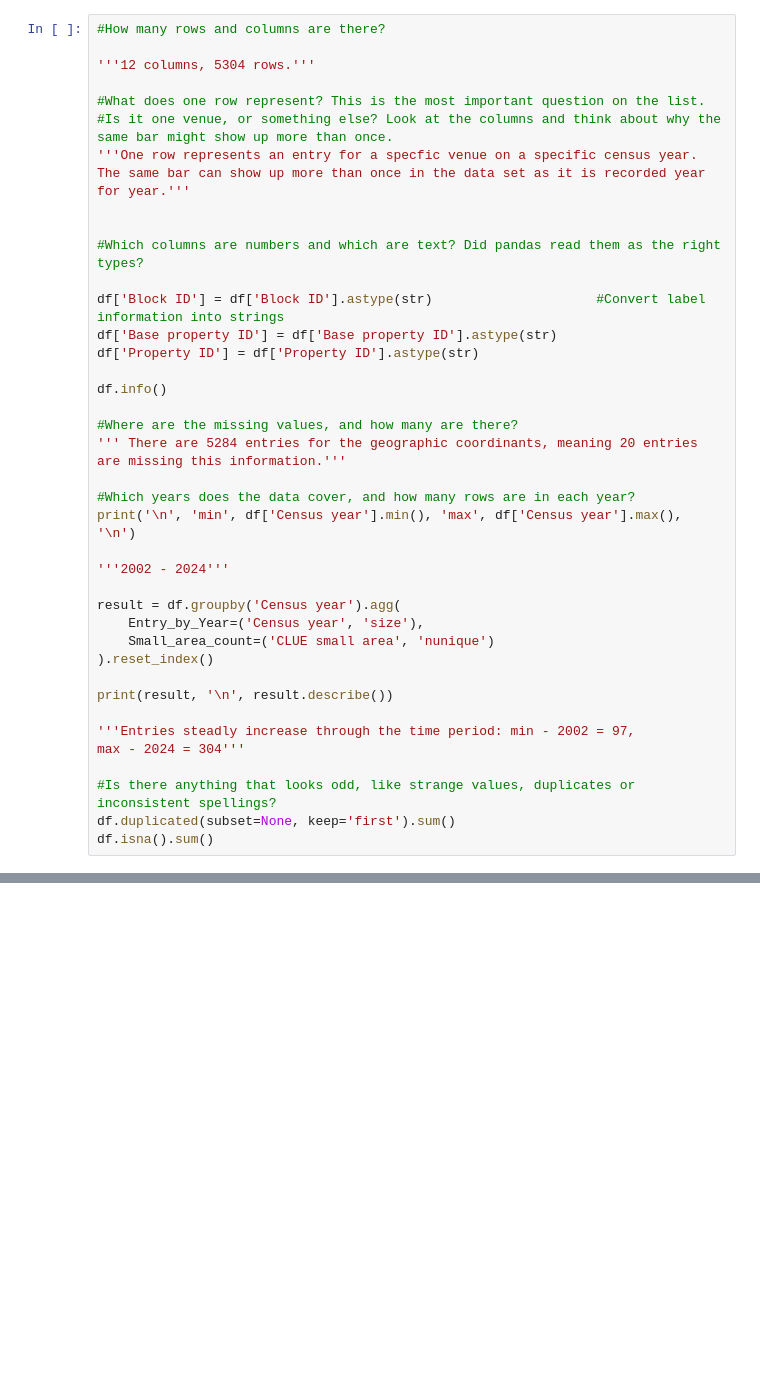
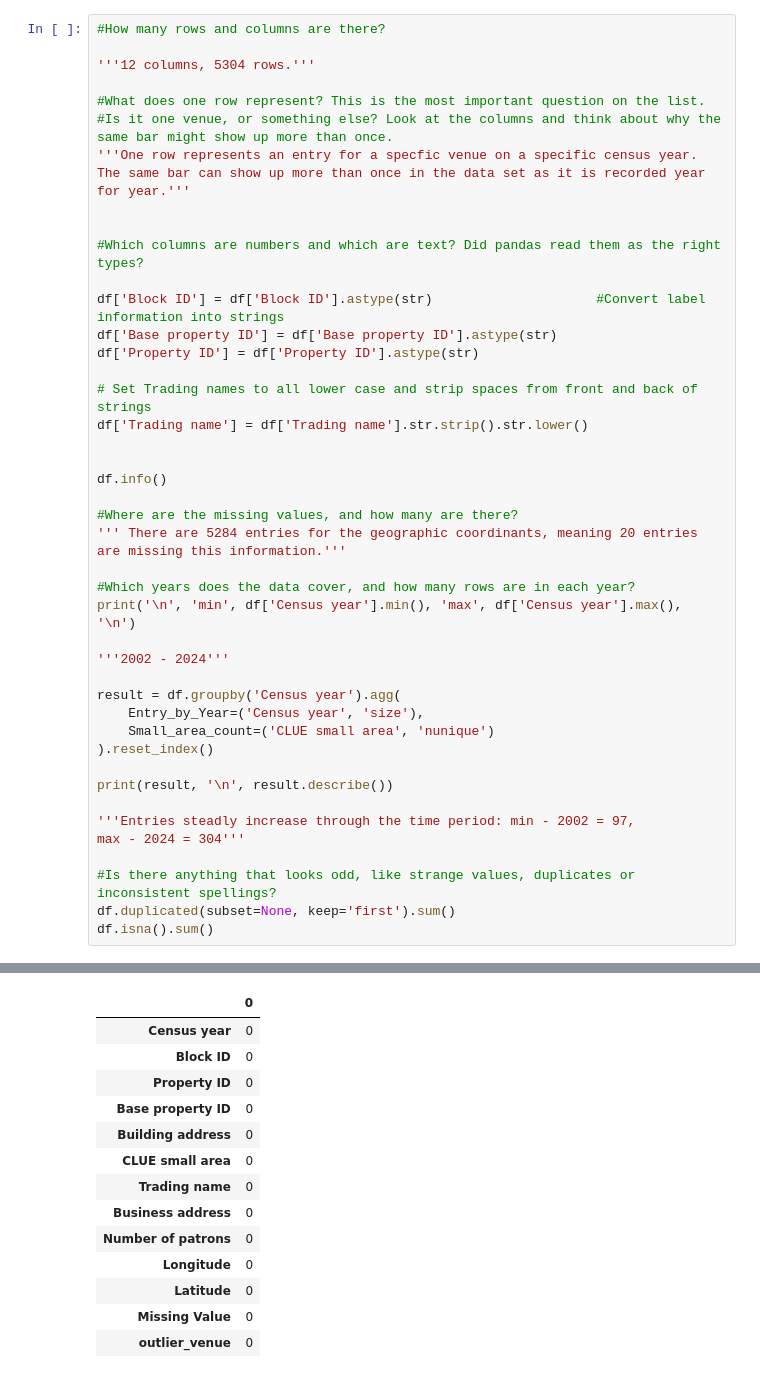
Before and after one commit to jptrainor4-glitch/Data-Analytics, a Jupyter notebook: Bars_data_cleaning.ipynb, the cells around one changed output, grey strips where cells are left out. Cells and saved outputs as stored; diff of their text form; blank space fills up the shorter version.

```diff
--- a/Bars_data_cleaning.ipynb
+++ b/Bars_data_cleaning.ipynb
@@ -55,6 +72,10 @@ The same bar can show up more than once in the data set as it is recorded year f
 df['Block ID'] = df['Block ID'].astype(str)                     #Convert label information into strings
 df['Base property ID'] = df['Base property ID'].astype(str)
 df['Property ID'] = df['Property ID'].astype(str)
+
+# Set Trading names to all lower case and strip spaces from front and back of strings
+df['Trading name'] = df['Trading name'].str.strip().str.lower()
+
 
 df.info()
 
@@ -79,3 +100,4 @@ max - 2024 = 304'''
 #Is there anything that looks odd, like strange values, duplicates or inconsistent spellings?
 df.duplicated(subset=None, keep='first').sum()
 df.isna().sum()
+# %% [output]
@@ -81,0 +121,14 @@ df.isna().sum()
+|  | 0 |
+| Census year | 0 |
+| Block ID | 0 |
+| Property ID | 0 |
+| Base property ID | 0 |
+| Building address | 0 |
+| CLUE small area | 0 |
+| Trading name | 0 |
+| Business address | 0 |
+| Number of patrons | 0 |
+| Longitude | 0 |
+| Latitude | 0 |
+| Missing Value | 0 |
+| outlier_venue | 0 |
```
Also changed, not shown: parts of 11 cells of this notebook.
